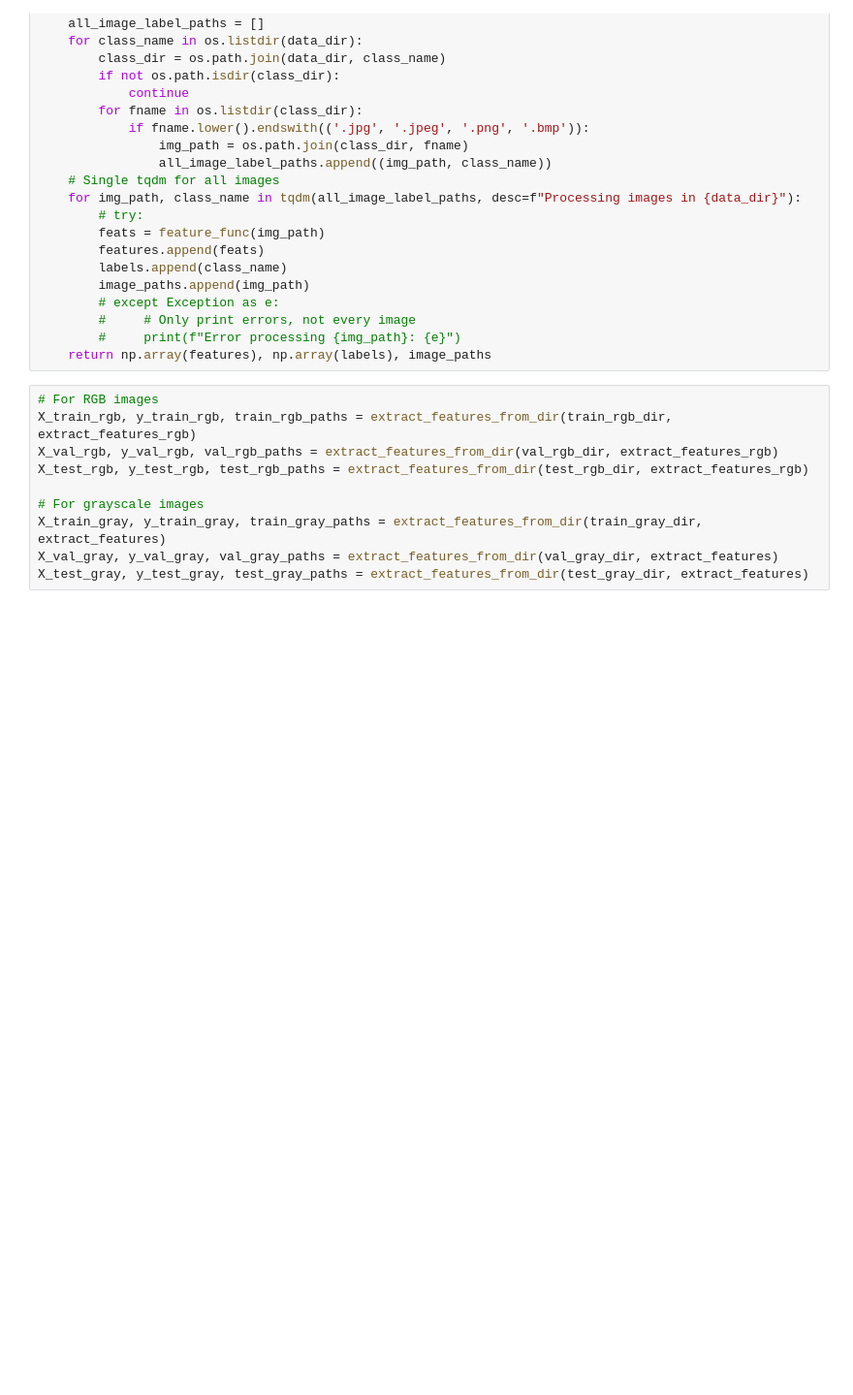
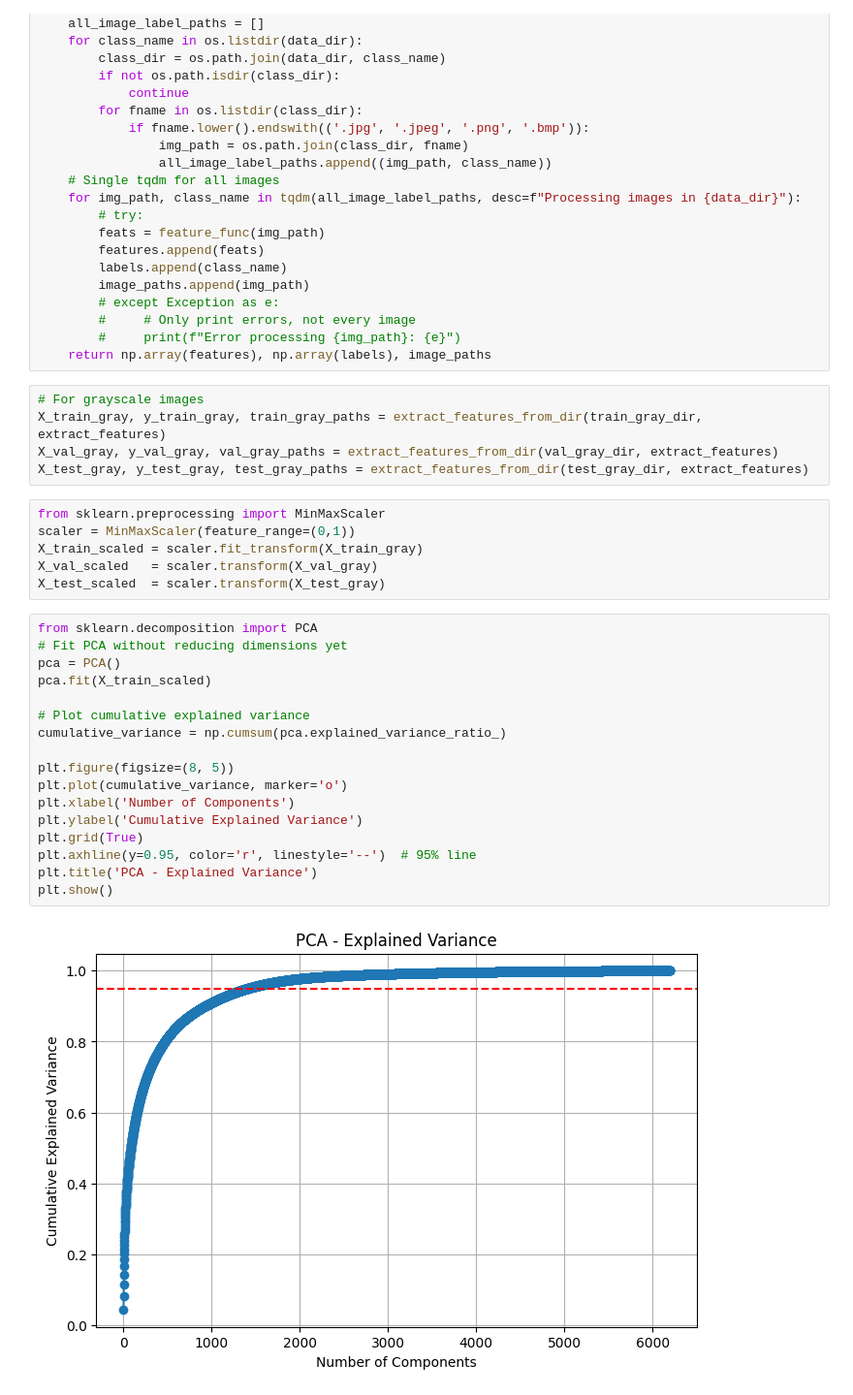
Before and after one commit to omar917nasser/Architectural-Styles-Classification, a Jupyter notebook: notebooks/2_preprocessing.ipynb, the cells around one changed output. Shown at 97% size. Drawn from its saved outputs; the diff is of its cells as text; blank space fills up the shorter version.

```diff
--- a/notebooks/2_preprocessing.ipynb
+++ b/notebooks/2_preprocessing.ipynb
@@ -337,12 +282,32 @@ def extract_features_from_dir(data_dir, feature_func):
         #     print(f"Error processing {img_path}: {e}")
     return np.array(features), np.array(labels), image_paths
 # %%
-# For RGB images
-X_train_rgb, y_train_rgb, train_rgb_paths = extract_features_from_dir(train_rgb_dir, extract_features_rgb)
-X_val_rgb, y_val_rgb, val_rgb_paths = extract_features_from_dir(val_rgb_dir, extract_features_rgb)
-X_test_rgb, y_test_rgb, test_rgb_paths = extract_features_from_dir(test_rgb_dir, extract_features_rgb)
-
 # For grayscale images
 X_train_gray, y_train_gray, train_gray_paths = extract_features_from_dir(train_gray_dir, extract_features)
 X_val_gray, y_val_gray, val_gray_paths = extract_features_from_dir(val_gray_dir, extract_features)
 X_test_gray, y_test_gray, test_gray_paths = extract_features_from_dir(test_gray_dir, extract_features)
+# %%
+from sklearn.preprocessing import MinMaxScaler
+scaler = MinMaxScaler(feature_range=(0,1))
+X_train_scaled = scaler.fit_transform(X_train_gray)
+X_val_scaled   = scaler.transform(X_val_gray)
+X_test_scaled  = scaler.transform(X_test_gray)
+# %%
+from sklearn.decomposition import PCA
+# Fit PCA without reducing dimensions yet
+pca = PCA()
+pca.fit(X_train_scaled)
+
+# Plot cumulative explained variance
+cumulative_variance = np.cumsum(pca.explained_variance_ratio_)
+
+plt.figure(figsize=(8, 5))
+plt.plot(cumulative_variance, marker='o')
+plt.xlabel('Number of Components')
+plt.ylabel('Cumulative Explained Variance')
+plt.grid(True)
+plt.axhline(y=0.95, color='r', linestyle='--')  # 95% line
+plt.title('PCA - Explained Variance')
+plt.show()
+# %% [output]
+[figure, added]
```
Also changed, not shown: parts of 3 cells of this notebook.
